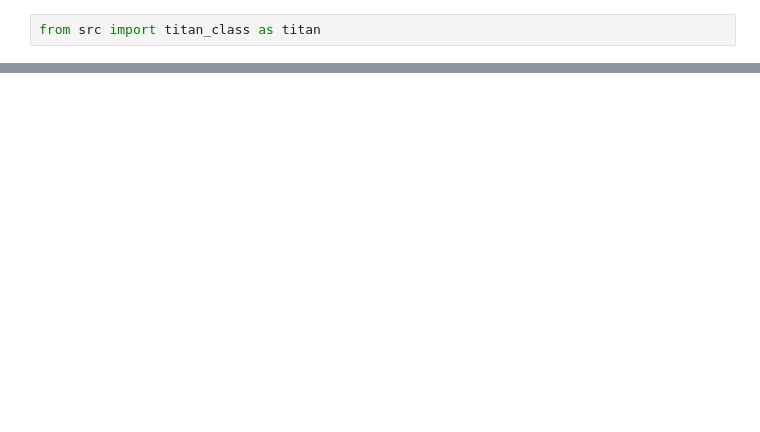
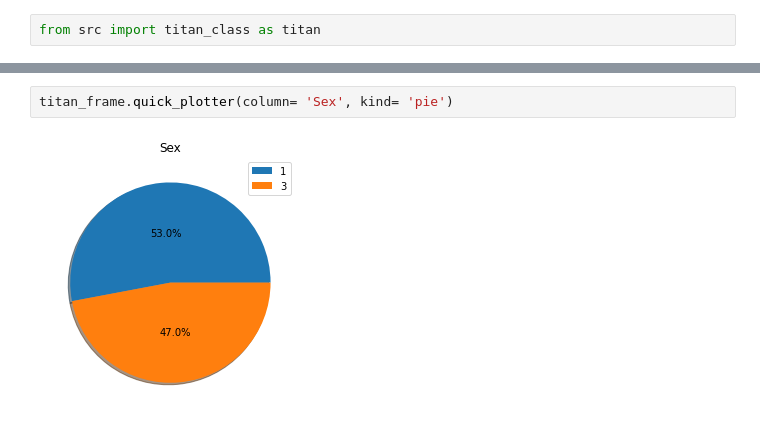
Before and after one commit to Dibmar/Data_Analisys, a Jupyter notebook: templates/main.ipynb, the cells around one changed output, grey strips where cells are left out. Saved outputs shown, nothing was run; the diff lists cells and outputs as text; blank space fills up the shorter version.

```diff
--- a/templates/main.ipynb
+++ b/templates/main.ipynb
@@ -42,0 +51,4 @@ AttributeError: 'str' object has no attribute 'sum'
+# %%
+titan_frame.quick_plotter(column= 'Sex', kind= 'pie')
+# %% [output]
+[figure, added]
```
Also changed, not shown: parts of 5 cells of this notebook, 7 other files.
